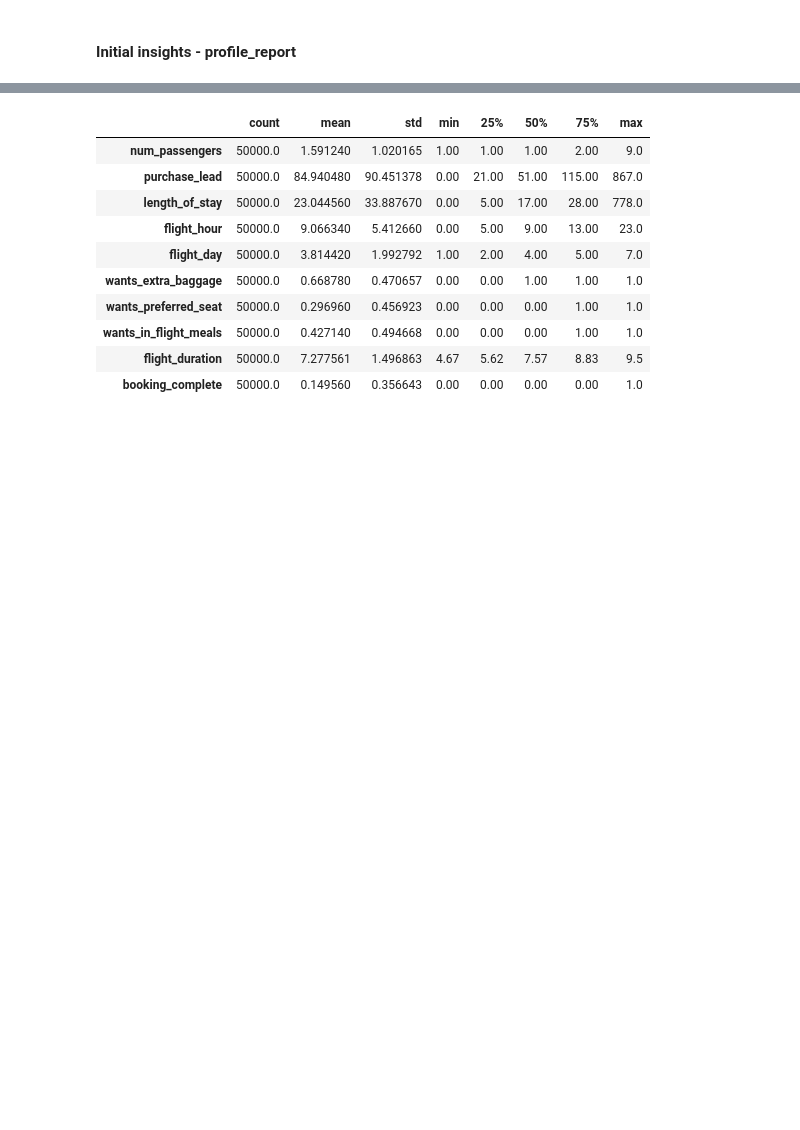
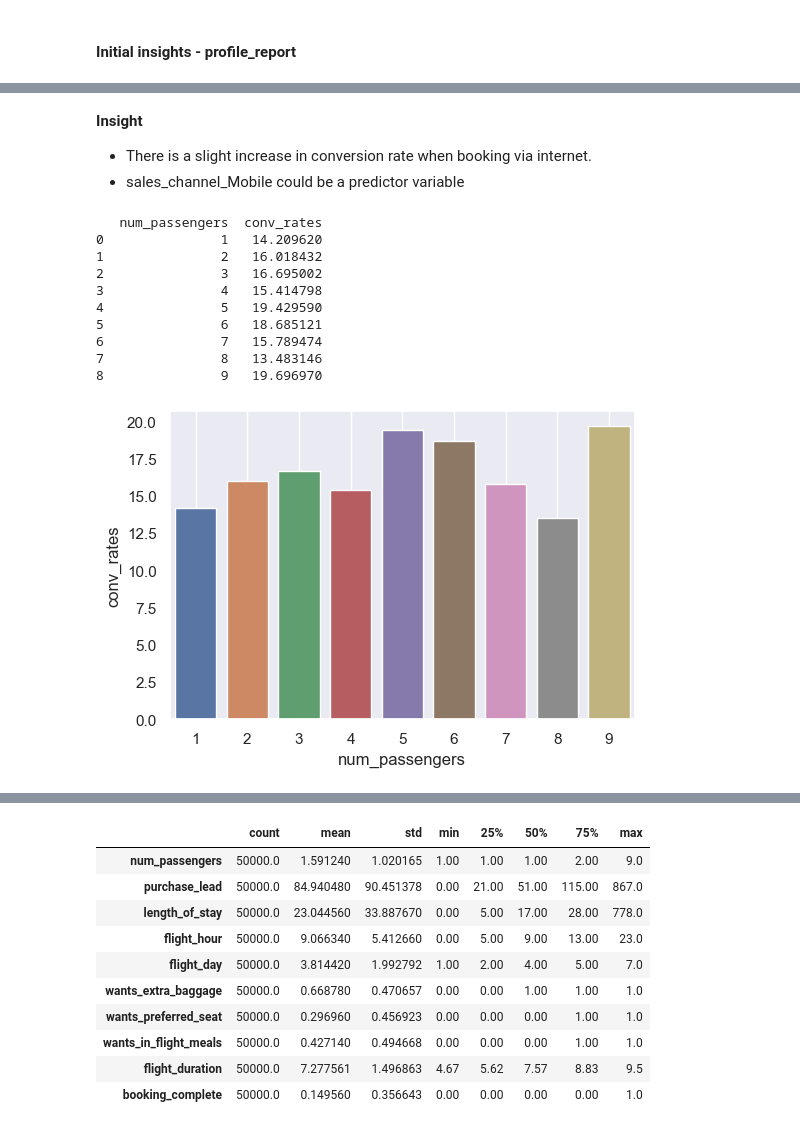
Before and after one commit to dasanmiguelv/supervised-machine-learning, a Jupyter notebook: behaviour-buying/Getting Started.ipynb, the cells around one changed output, grey strips where cells are left out. Cells and saved outputs as stored; diff of their text form; code cells hidden in the pictures; blank space fills up the shorter version.

```diff
--- a/behaviour-buying/Getting Started.ipynb
+++ b/behaviour-buying/Getting Started.ipynb
@@ -176,0 +181,19 @@ Index(['num_passengers', 'sales_channel', 'trip_type', 'purchase_lead',
+# %% [markdown]
+**Insight**
+
+* There is a slight increase in conversion rate when booking via internet.
+* sales_channel_Mobile could be a predictor variable
+# %%
+graph_conversion_rates('num_passengers','booking_complete',type='bar')
+# %% [output]
+   num_passengers  conv_rates
+0               1   14.209620
+1               2   16.018432
+2               3   16.695002
+3               4   15.414798
+4               5   19.429590
+5               6   18.685121
+6               7   15.789474
+7               8   13.483146
+8               9   19.696970
+[figure, added]
```
Also changed, not shown: parts of 52 cells of this notebook.
